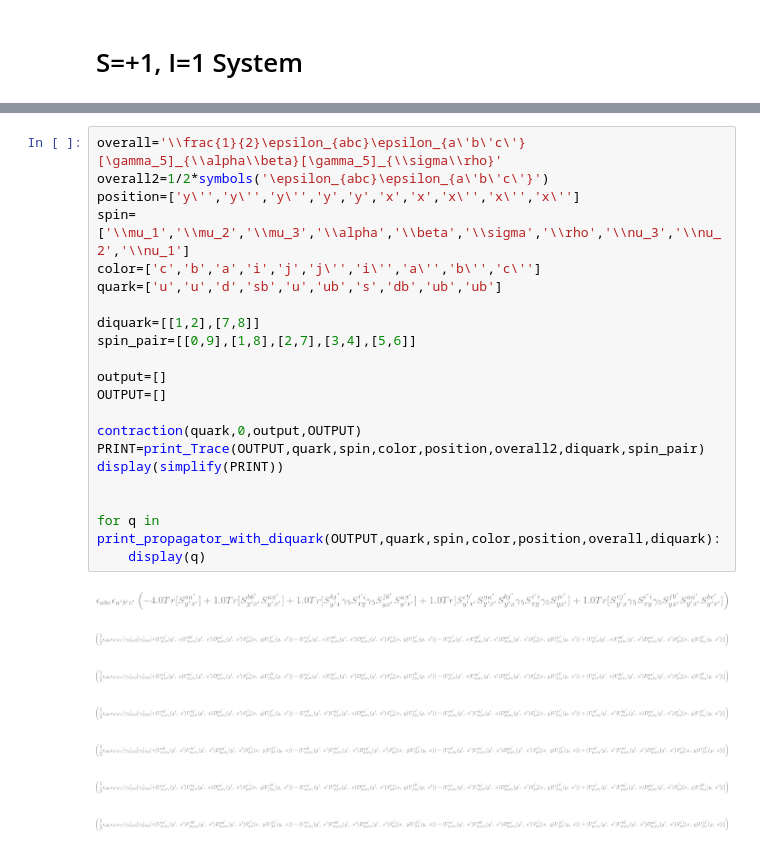
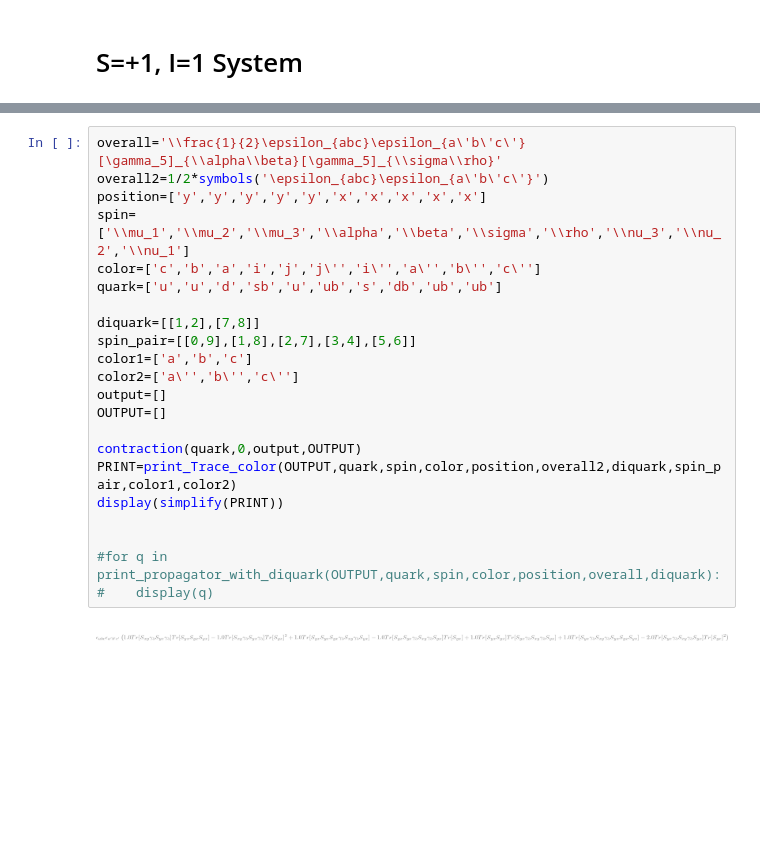
Before and after one commit to luutom/su3, a Jupyter notebook: notebooks/contraction.ipynb, the cells around one changed output, grey strips where cells are left out. Drawn from its saved outputs; the diff is of its cells as text; blank space fills up the shorter version.

Commit message:
update contraction with color permutaion

```diff
--- a/notebooks/contraction.ipynb
+++ b/notebooks/contraction.ipynb
@@ -249,32 +438,27 @@ def print_Trace(OUTPUT,quark,spin,color,position,overall,diquark,spin_pair):
 # %%
 overall='\\frac{1}{2}\epsilon_{abc}\epsilon_{a\'b\'c\'}[\gamma_5]_{\\alpha\\beta}[\gamma_5]_{\\sigma\\rho}'
 overall2=1/2*symbols('\epsilon_{abc}\epsilon_{a\'b\'c\'}')
-position=['y\'','y\'','y\'','y','y','x','x','x\'','x\'','x\'']
+position=['y','y','y','y','y','x','x','x','x','x']
 spin=['\\mu_1','\\mu_2','\\mu_3','\\alpha','\\beta','\\sigma','\\rho','\\nu_3','\\nu_2','\\nu_1']
 color=['c','b','a','i','j','j\'','i\'','a\'','b\'','c\'']
 quark=['u','u','d','sb','u','ub','s','db','ub','ub']
 
 diquark=[[1,2],[7,8]]
 spin_pair=[[0,9],[1,8],[2,7],[3,4],[5,6]]
-
+color1=['a','b','c']
+color2=['a\'','b\'','c\'']
 output=[]
 OUTPUT=[]
 
 contraction(quark,0,output,OUTPUT)
-PRINT=print_Trace(OUTPUT,quark,spin,color,position,overall2,diquark,spin_pair)
+PRINT=print_Trace_color(OUTPUT,quark,spin,color,position,overall2,diquark,spin_pair,color1,color2)
 display(simplify(PRINT))
 
 
-for q in print_propagator_with_diquark(OUTPUT,quark,spin,color,position,overall,diquark):
-    display(q)
+#for q in print_propagator_with_diquark(OUTPUT,quark,spin,color,position,overall,diquark):
+#    display(q)
 # %% [output]
-[figure, old version]
+[figure, new version]
-[figure, removed]
-[figure, removed]
-[figure, removed]
-[figure, removed]
-[figure, removed]
-[figure, removed]
 # %% [markdown]
 # $<1,0|1,0>=\frac{1}{2}\bigg\{ <p(y') K^{0}(y) | \overline{K}^{0}(x) \overline{p}(x')> + <p(y') K^{0}(y) | \overline{K}^{+}(x) \overline{n}(x')> + <n(y') K^{+}(y) | \overline{K}^{0}(x) \overline{p}(x')> + <n(y') K^{+}(y) | \overline{K}^{+}(x) \overline{n}(x')> \bigg\}$
 # %% [markdown]
```
Also changed, not shown: parts of 25 cells of this notebook.
